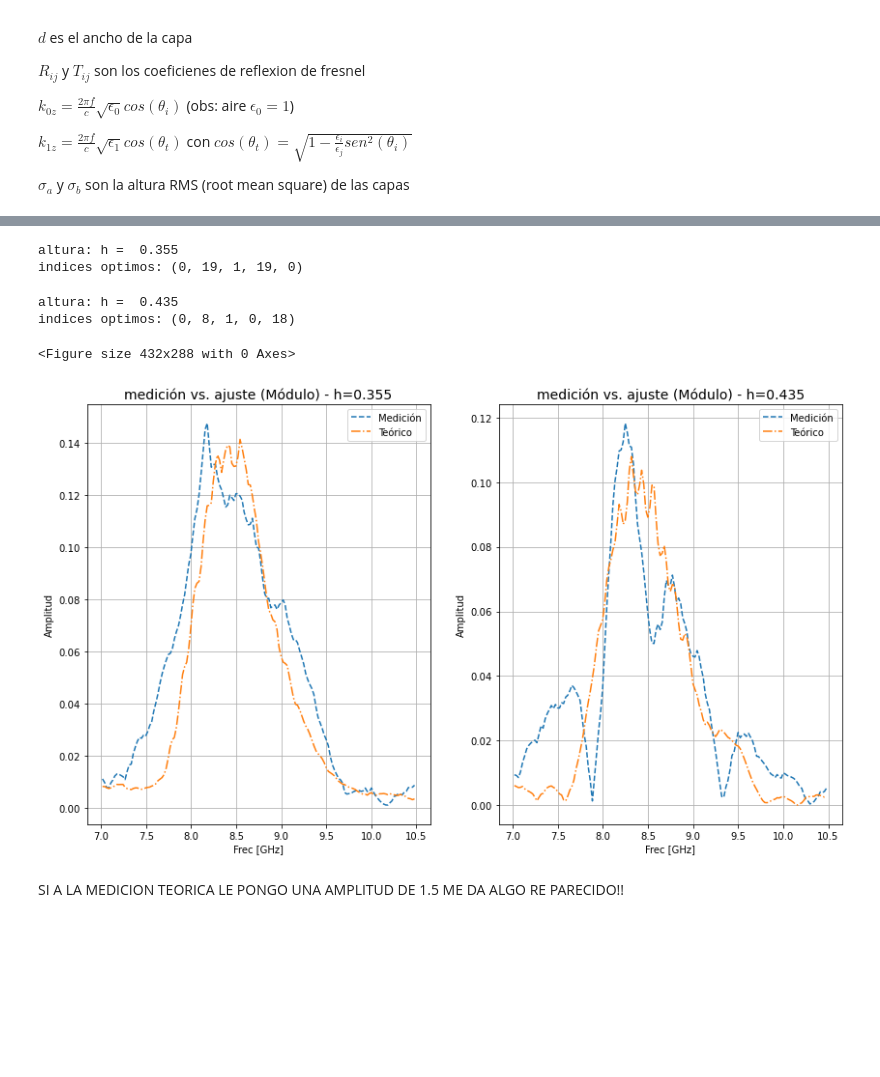
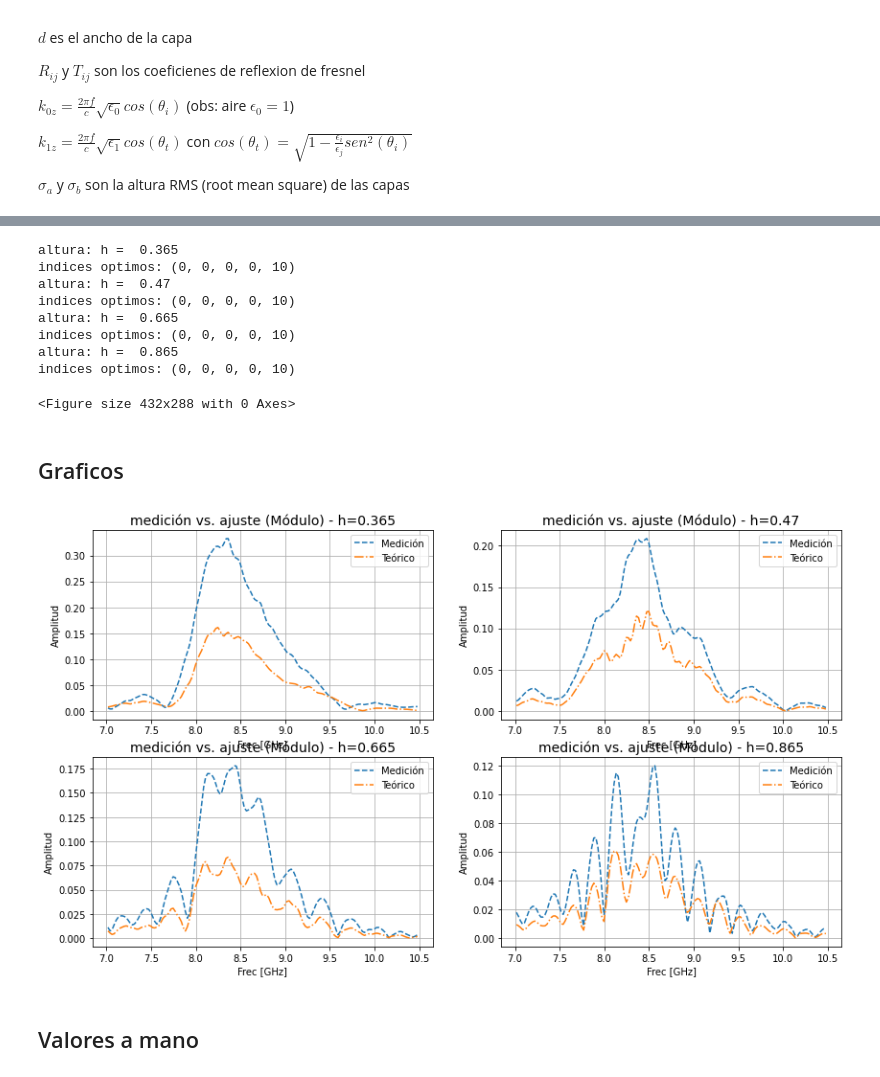
Before and after one commit to Coraline-github/tesis, a Jupyter notebook: Modelo_rugoso.ipynb, the cells around one changed output, grey strips where cells are left out. Cells and saved outputs as stored; diff of their text form; code cells hidden in the pictures; blank space fills up the shorter version.

Commit message:
edits iafe 17/10
el modelo rugoso con la grilla da mal los indices.

```diff
--- a/Modelo_rugoso.ipynb
+++ b/Modelo_rugoso.ipynb
@@ -101,0 +104,5 @@ rms2Range = np.linspace(0,1,n_ep)
+# %%
+rms1Range = np.linspace(1e-4,5e-3,n_d)
+rms2Range = np.linspace(1e-4,9e-4,n_d)
+
+print(rms1Range)
@@ -211,17 +223,18 @@ for i in range(len(h1)):
             EP1 = ep1Range[i1]
             for i2 in range(n_ep):
                 EP2 = ep2Range[i2]
-                for i3 in range(n_ep):
+                for i3 in range(n_d):
                     RMS1 = rms1Range[i3]
-                    for i4 in range(n_ep):
+                    for i4 in range(n_d):
                         RMS2 = rms2Range[i4]
 
                         # coef rugosidad
                         R = Rf_2(EP1,EP2,D,0,f,RMS1,RMS2)
-                        S2_teo = S1B[i]*R
+                        S2_teo = S1[i]*R
 
                         ## Calculo métricas de error #
-                        Errores[i0,i1,i2,i3,i4] = np.sum(np.abs(np.abs(S2_teo)-np.abs(S2[i])))/len(S2_teo)  ## error absoluto medio
+                        #Errores[i0,i1,i2,i3,i4] = np.sum(np.abs(np.sqrt(S2_teo**2)-np.sqrt(S2[i]**2)))/len(S2_teo)  ## error absoluto medio
+                        Errores[i0,i1,i2,i3,i4] = np.sqrt(np.sum((np.abs(S2_teo)-np.abs(S2[i]))**2)/len(S2_teo)) ##RMS deviation
     print('altura: h = ',h1[i])
     print('indices optimos:', np.unravel_index(Errores.argmin(),Errores.shape))
 
@@ -240,8 +253,12 @@ for i in range(len(h1)):
     indice_rms2_opt = np.unravel_index(Errores.argmin(),Errores.shape)[4]
     RMS2_opt[i] = ep2Range[indice_rms2_opt]
 # %% [output]
-altura: h =  0.355
-indices optimos: (0, 19, 1, 19, 0)
+altura: h =  0.365
+indices optimos: (0, 0, 0, 0, 10)
+altura: h =  0.47
+indices optimos: (0, 0, 0, 0, 10)
+altura: h =  0.665
+indices optimos: (0, 0, 0, 0, 10)
+altura: h =  0.865
+indices optimos: (0, 0, 0, 0, 10)
-altura: h =  0.435
-indices optimos: (0, 8, 1, 0, 18)
+<Figure size 432x288 with 0 Axes>
-<Figure size 432x288 with 0 Axes>
@@ -259,0 +280,2 @@ pkl.close()
+# %% [markdown]
+## Graficos
@@ -260,23 +292,23 @@ pkl.close()
 # %%
 #grafico para diferentes alturas
-fig , ax = plt.subplots(nrows=1, ncols=2, figsize=(14,8))
+fig , ax = plt.subplots(nrows=2, ncols=2, figsize=(14,8))
 for i1 in range(2):
-    #for i2 in range(2):
-    i0 = int(i1)
-    # Señal optima:
-    Rf_opt = Rf_2(EP1_opt[i0],EP2_opt[i0],D_opt[i0],0,f,RMS1_opt[i0],RMS2_opt[i0])
-    S2_opt = S1B[i0,:]*Rf_opt
-    ax[i1].plot(f,np.abs(S2[i0,:]),'--',label='Medición')
-    ax[i1].plot(f,np.abs(S2_opt),'-.',label='Teórico')
-    ax[i1].grid('on')
-    ax[i1].legend(loc="best",fontsize=10)
-    ax[i1].set_xlabel('Frec [GHz]')
-    ax[i1].set_ylabel('Amplitud')
-    ax[i1].set_title( 'medición vs. ajuste (Módulo) - h='+str(h1[i0]), fontsize=14) #, fontstyle='normal')
+        for i2 in range(2):
+            i0 = int(2*i1+i2)
+            # Señal optima:
+            Rf_opt = Rf_2(EP1_opt[i0],EP2_opt[i0],D_opt[i0],0,f,RMS1_opt[i0],RMS2_opt[i0])
+            S2_opt = S1[i0,:]*Rf_opt
+            ax[i1,i2].plot(f,np.abs(S2[i0,:]),'--',label='Medición')
+            ax[i1,i2].plot(f,np.abs(S2_opt),'-.',label='Teórico')
+            ax[i1,i2].grid('on')
+            ax[i1,i2].legend(loc="best",fontsize=10)
+            ax[i1,i2].set_xlabel('Frec [GHz]')
+            ax[i1,i2].set_ylabel('Amplitud')
+            ax[i1,i2].set_title( 'medición vs. ajuste (Módulo) - h='+str(h1[i0]), fontsize=14) #, fontstyle='normal')
 
-plt.savefig(os.path.join('graficos','S2_rugoso_agostoB.png'))
+# plt.savefig(os.path.join('graficos','S2_rugoso_agostoB.png'))
 # %% [output]
-[figure, old version]
+[figure, new version]
-# %% [markdown]
-SI A LA MEDICION TEORICA LE PONGO UNA AMPLITUD DE 1.5 ME DA ALGO RE PARECIDO!!
+# %% [markdown]
+## Valores a mano
 # %%
```
Also changed, not shown: parts of 11 cells of this notebook, 7 other files.
